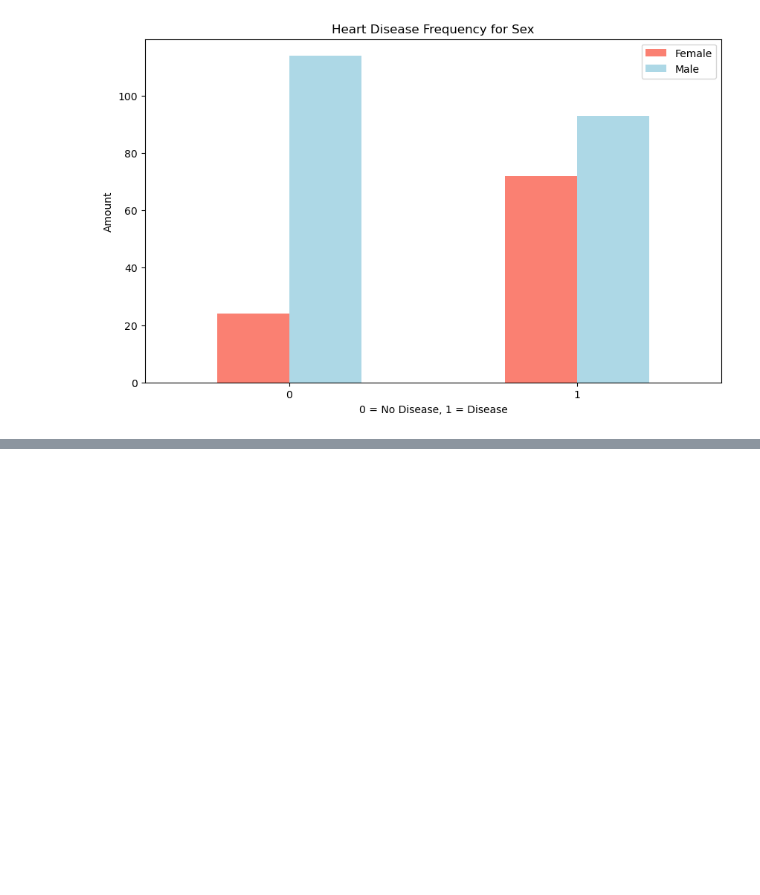
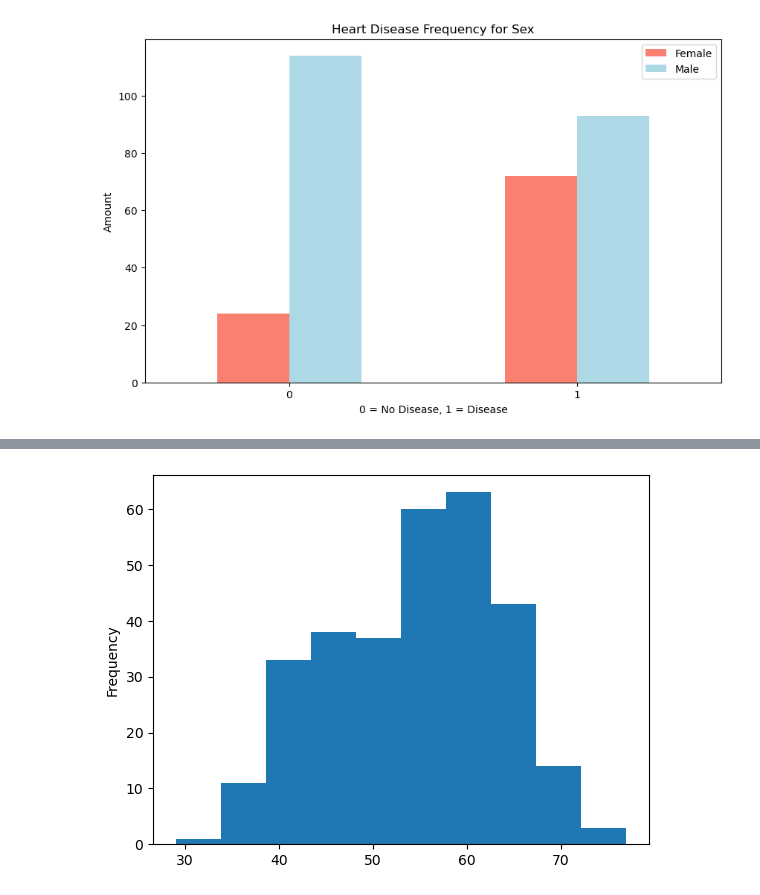
Before and after one commit to sserges/heart-disease-project, a Jupyter notebook: end-to-end-heart-disease-classification.ipynb, the cells around one changed output, grey strips where cells are left out. Drawn from its saved outputs; the diff is of its cells as text; code cells hidden in the pictures; blank space fills up the shorter version.

```diff
--- a/end-to-end-heart-disease-classification.ipynb
+++ b/end-to-end-heart-disease-classification.ipynb
@@ -190,0 +214,5 @@ plt.xticks(rotation=0);
+# %%
+# Check the distribution of the age column with a histogram
+df.age.plot.hist();
+# %% [output]
+[figure, added]
```
Also changed, not shown: parts of 5 cells of this notebook.
